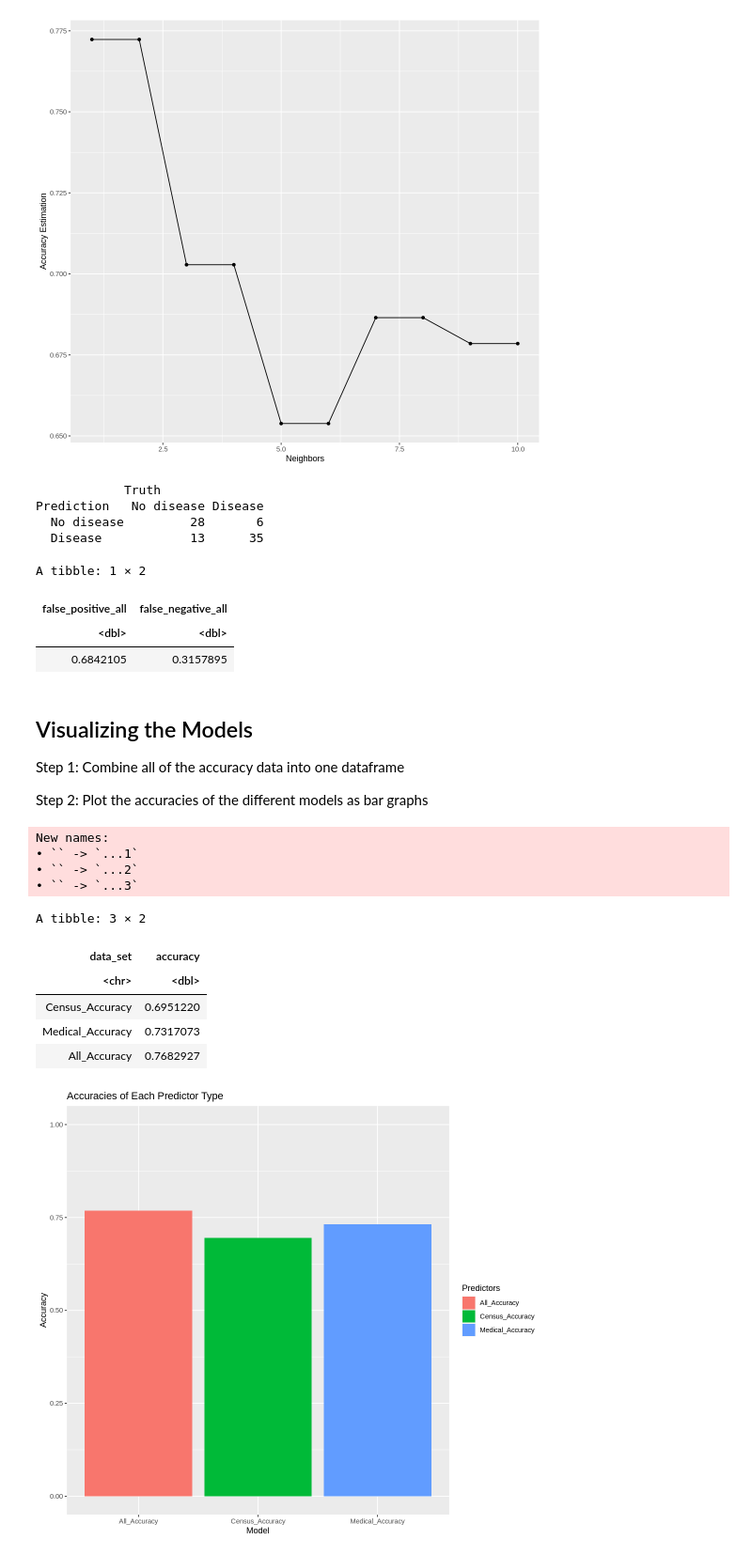
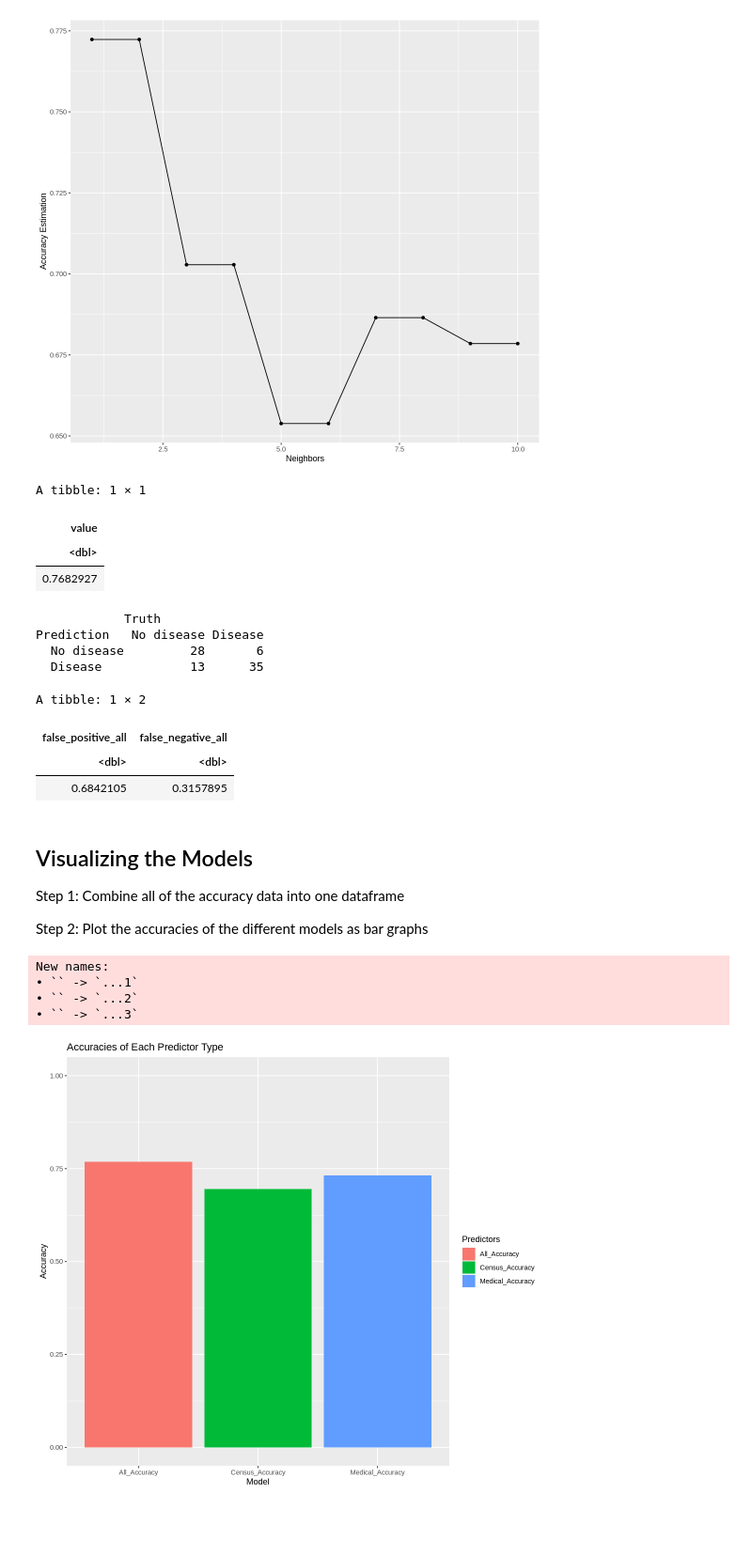
Before and after one commit to Phoebeml/Group20_DSCI100, a Jupyter notebook: Group20Project.ipynb, the cells around one changed output. Shown at 94% size. Saved outputs shown, nothing was run; the diff lists cells and outputs as text; code cells hidden in the pictures; blank space fills up the shorter version.

```diff
--- a/Group20Project.ipynb
+++ b/Group20Project.ipynb
@@ -445,41 +451,46 @@ set.seed(4200)
 #make a new spec
 heart_spec_all <- nearest_neighbor(weight_func = "rectangular", neighbors = 2) |>
     set_engine("kknn") |>
     set_mode("classification")
 
 #make a new workflow (retrain mdoel)
 heart_fit_all <- workflow() |>
     add_recipe(heart_recipe_all) |>
     add_model(heart_spec_all) |>
     fit(data = heart_train_all)
 
 heart_predicted_all <- predict(heart_fit_all, heart_test_all) |>
     bind_cols(heart_test_all)
 
 acc_all <- heart_predicted_all |>
     metrics(truth = num, estimate = .pred_class) |>
     filter(.metric == "accuracy") |>
     select(.estimate) |>
     pull()
+as_tibble(acc_all)
 
 confusion_all <- heart_predicted_all|>
              conf_mat(truth = num, estimate = .pred_class)
 confusion_all
 
 false_positive_all <- 13/19
 
 false_negative_all <- 6/19
 
 tibble(false_positive_all, false_negative_all)
 # %% [output]
-            Truth
-Prediction   No disease Disease
-  No disease         28       6
-  Disease            13      35
+A tibble: 1 × 1
+| value |
+| <dbl> |
+| 0.7682927 |
-A tibble: 1 × 2
+            Truth
+Prediction   No disease Disease
+  No disease         28       6
+  Disease            13      35
-| false_positive_all | false_negative_all |
-| <dbl> | <dbl> |
-| 0.6842105 | 0.3157895 |
+A tibble: 1 × 2
+| false_positive_all | false_negative_all |
+| <dbl> | <dbl> |
+| 0.6842105 | 0.3157895 |
 # %% [markdown]
 Visualizing the Models
 ---
@@ -497,18 +508,11 @@ tidy_accuracy_data <- pivot_longer(accuracy_data,
             cols = Census_Accuracy:All_Accuracy,
             names_to = "data_set",
             values_to = "accuracy")
-tidy_accuracy_data
 # %% [output]
 New names:
 • `` -> `...1`
 • `` -> `...2`
 • `` -> `...3`
-A tibble: 3 × 2
-| data_set | accuracy |
-| <chr> | <dbl> |
-| Census_Accuracy | 0.6951220 |
-| Medical_Accuracy | 0.7317073 |
-| All_Accuracy | 0.7682927 |
 # %%
 #plot the accuracies as a bar graph
 Accuracy_plot <- tidy_accuracy_data |>
```
Also changed, not shown: parts of 2 cells of this notebook.
